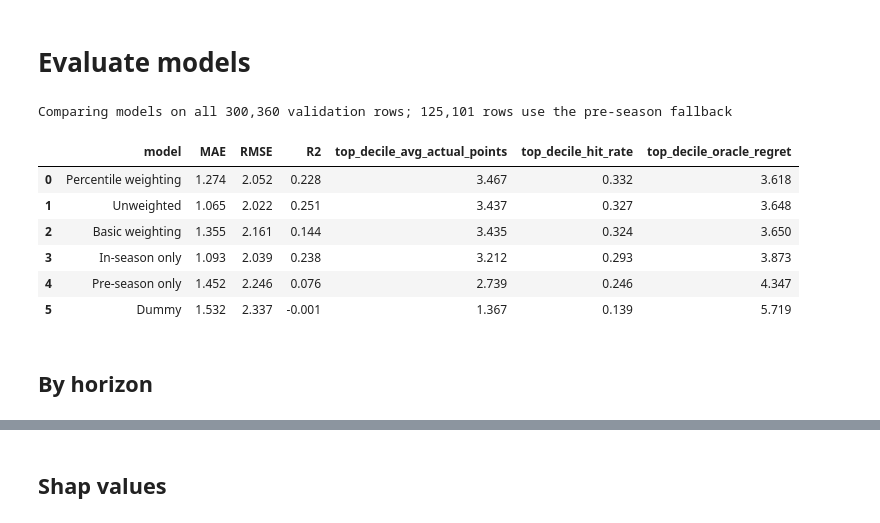
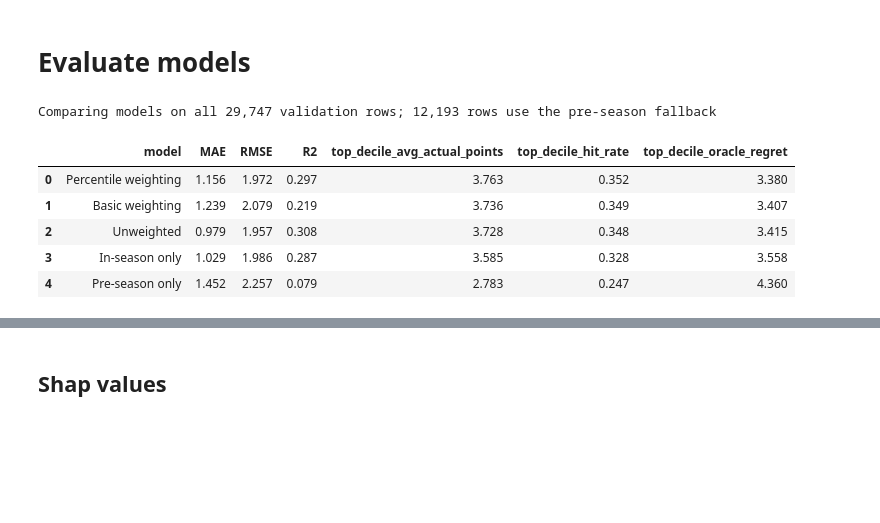
Before and after one commit to calumthompson/fantasy_football_v2, a Jupyter notebook: training/notebooks/ensemble_model.ipynb, the cells around one changed output, grey strips where cells are left out. Saved outputs shown, nothing was run; the diff lists cells and outputs as text; code cells hidden in the pictures; blank space fills up the shorter version.

```diff
--- a/training/notebooks/ensemble_model.ipynb
+++ b/training/notebooks/ensemble_model.ipynb
@@ -37,9 +37,9 @@ validation_df.shape
 CATEGORICAL_COLUMNS = [
     "team",
     "position",
-    "current_gw",
+    # "current_gw",
     "target_gw",
-    "horizon",
+    # "horizon",
     "was_home",
     "player_game_difficulty",
     "opponent_game_difficulty"
@@ -48,7 +48,6 @@ CATEGORICAL_COLUMNS = [
 model_features = CATEGORICAL_COLUMNS + [
     "pre_season_model_score",
     "in_season_model_score",
-    # "minutes"
 ]
 # %%
 X_train = training_df[model_features].copy()
@@ -67,9 +65,0 @@ Training rows: 280,551; validation rows: 300,360
-# %%
-models = {}
-
-dummy_model = DummyRegressor(strategy="mean")
-dummy_model.fit(X_train[["horizon"]], y_train)
-models["Dummy"] = dummy_model
-validation_df["dummy_model_score"] = dummy_model.predict(
-    X_valid[["horizon"]]
-)
@@ -107,7 +99,7 @@ validation_df["basic_weighting_model_score"] = (
 )
 # %%
 score_percentiles = (
-    training_df.groupby(["season", "target_gw", "horizon"])[
+    training_df.groupby(["season", "target_gw"])[
         TARGET_COLUMN
     ]
     .rank(pct=True, method="average")
@@ -150,7 +142,6 @@ validation_df["pre_season_model_score_with_fallback"] = (
 MODEL_SCORE_COLUMNS = {
     "Pre-season only": "pre_season_model_score_with_fallback",
     "In-season only": "in_season_model_score",
-    "Dummy": "dummy_model_score",
     "Unweighted": "unweighted_model_score",
     "Basic weighting": "basic_weighting_model_score",
     "Percentile weighting": "percentile_weighting_model_score",
@@ -164,7 +155,7 @@ print(
 
 def evaluate_predictions(prediction_column, top_fraction=0.10):
     evaluation_df = validation_df[
-        ["season", "target_gw", "horizon", TARGET_COLUMN, prediction_column]
+        ["season", "target_gw", TARGET_COLUMN, prediction_column]
     ].rename(columns={
         TARGET_COLUMN: "actual",
         prediction_column: "predicted",
@@ -172,7 +163,7 @@ def evaluate_predictions(prediction_column, top_fraction=0.10):
 
     top_decile_results = []
     for _, fixture_gameweek_df in evaluation_df.groupby(
-        ["season", "target_gw", "horizon"]
+        ["season", "target_gw"]
     ):
         top_decile_size = max(
             1, int(np.ceil(len(fixture_gameweek_df) * top_fraction))
@@ -192,39 +183,36 @@ def evaluate_predictions(prediction_column, top_fraction=0.10):
                 fixture_gameweek_df.nlargest(top_decile_size, "actual")["actual"].mean()
                 - predicted_top_df["actual"].mean()
             ),
         })
 
     top_decile_metrics = pd.DataFrame(top_decile_results).mean()
     return {
         "MAE": mean_absolute_error(evaluation_df["actual"], evaluation_df["predicted"]),
         "RMSE": root_mean_squared_error(evaluation_df["actual"], evaluation_df["predicted"]),
         "R2": r2_score(evaluation_df["actual"], evaluation_df["predicted"]),
         **top_decile_metrics.to_dict(),
     }
 
 comparison_table = (
     pd.DataFrame.from_dict(
         {
             model_name: evaluate_predictions(prediction_column)
             for model_name, prediction_column in MODEL_SCORE_COLUMNS.items()
         },
         orient="index",
     )
     .rename_axis("model")
     .reset_index()
     .sort_values("top_decile_avg_actual_points", ascending=False)
     .reset_index(drop=True)
 )
 
 comparison_table.round(3)
 # %% [output]
-Comparing models on all 300,360 validation rows; 125,101 rows use the pre-season fallback
+Comparing models on all 29,747 validation rows; 12,193 rows use the pre-season fallback
 |  | model | MAE | RMSE | R2 | top_decile_avg_actual_points | top_decile_hit_rate | top_decile_oracle_regret |
-| 0 | Percentile weighting | 1.274 | 2.052 | 0.228 | 3.467 | 0.332 | 3.618 |
-| 1 | Unweighted | 1.065 | 2.022 | 0.251 | 3.437 | 0.327 | 3.648 |
-| 2 | Basic weighting | 1.355 | 2.161 | 0.144 | 3.435 | 0.324 | 3.650 |
-| 3 | In-season only | 1.093 | 2.039 | 0.238 | 3.212 | 0.293 | 3.873 |
-| 4 | Pre-season only | 1.452 | 2.246 | 0.076 | 2.739 | 0.246 | 4.347 |
-| 5 | Dummy | 1.532 | 2.337 | -0.001 | 1.367 | 0.139 | 5.719 |
+| 0 | Percentile weighting | 1.156 | 1.972 | 0.297 | 3.763 | 0.352 | 3.380 |
+| 1 | Basic weighting | 1.239 | 2.079 | 0.219 | 3.736 | 0.349 | 3.407 |
+| 2 | Unweighted | 0.979 | 1.957 | 0.308 | 3.728 | 0.348 | 3.415 |
+| 3 | In-season only | 1.029 | 1.986 | 0.287 | 3.585 | 0.328 | 3.558 |
+| 4 | Pre-season only | 1.452 | 2.257 | 0.079 | 2.783 | 0.247 | 4.360 |
-# %% [markdown]
-## By horizon
```
Also changed, not shown: parts of 8 cells of this notebook, 20 other files.
